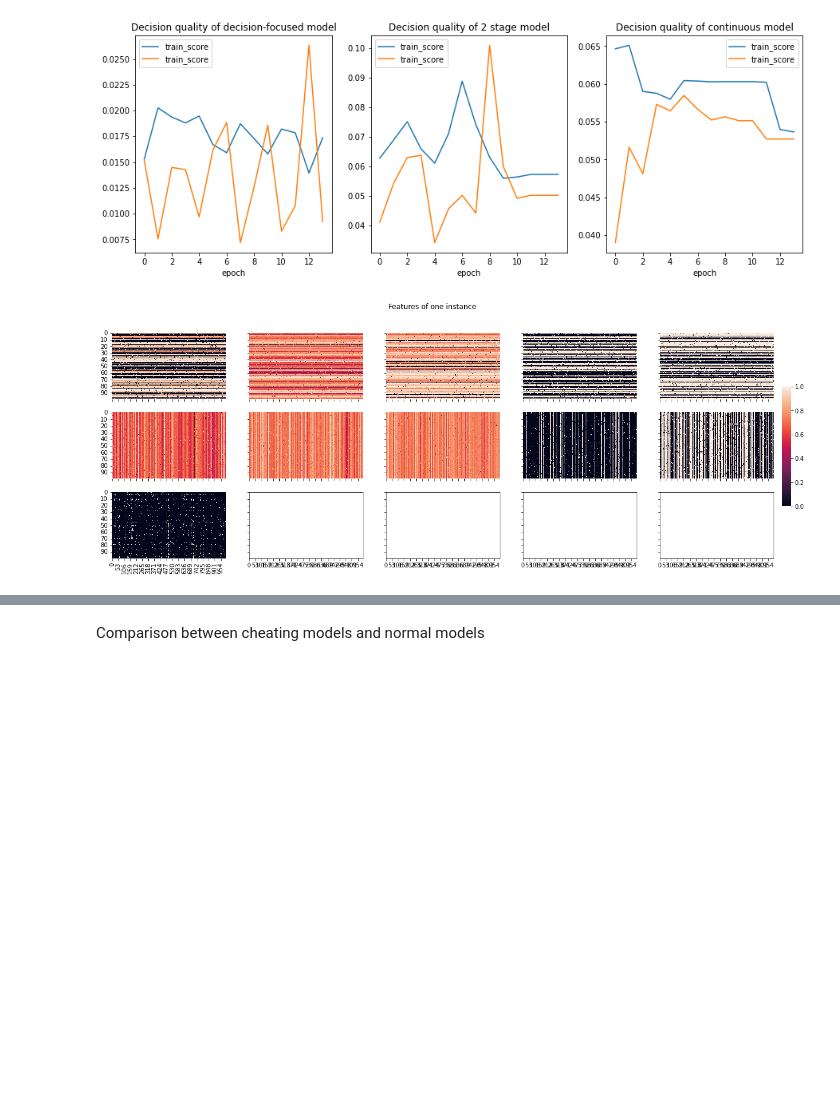
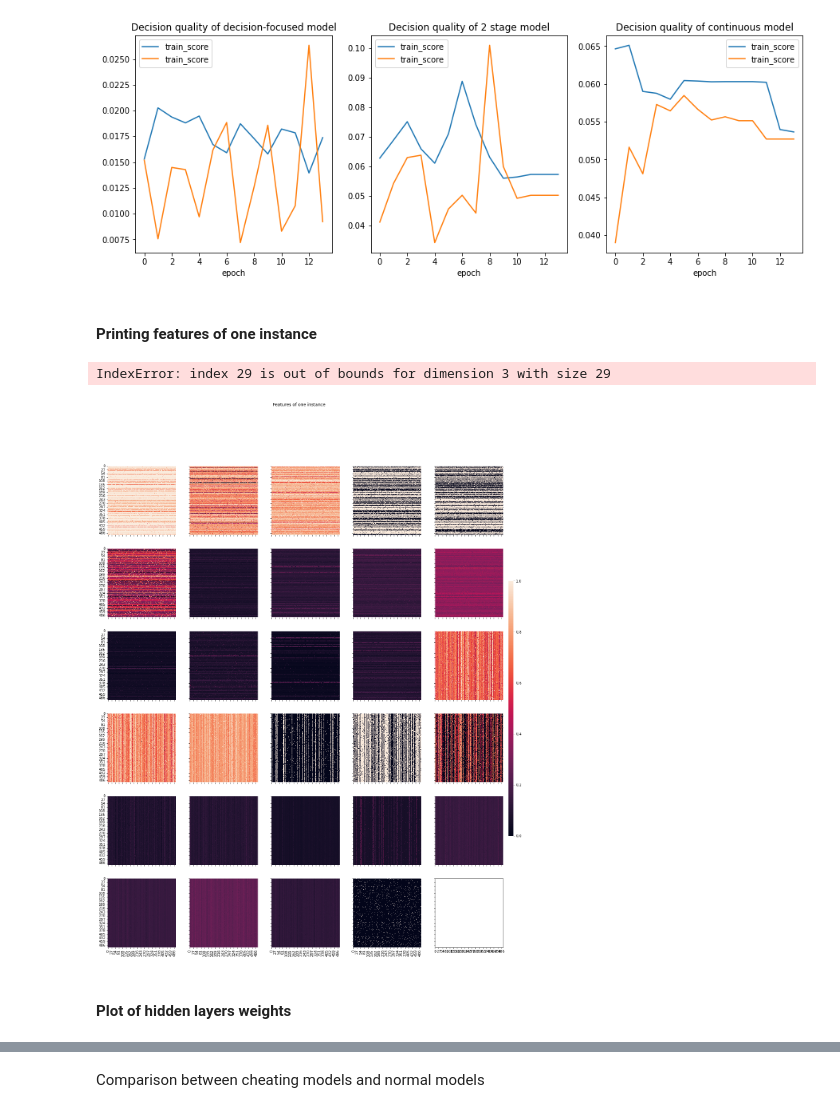
Before and after one commit to mario-michelessa/influence-maximization, a Jupyter notebook: decision_focused_learning_gpu/grd_main_twitter_gpu.ipynb, the cells around one changed output, grey strips where cells are left out. Saved outputs shown, nothing was run; the diff lists cells and outputs as text; code cells hidden in the pictures; blank space fills up the shorter version.

```diff
--- a/decision_focused_learning_gpu/grd_main_twitter_gpu.ipynb
+++ b/decision_focused_learning_gpu/grd_main_twitter_gpu.ipynb
@@ -74,7 +128,17 @@ Using device: cpu
 # %% [markdown]
 ##### Instances definition
 # %%
-path = "instances_weibo/oversampled_FE_LP_2/"
+
+def transform_Y(Y) :
+    Yc = np.copy(Y)
+    #return np.minimum(100 * Y_train, np.ones((N_TRAIN, N_INFLUENCERS, N_TARGETS)))
+    t1 = np.quantile(Y[Y>0], q1) # weak probability
+    t2 = np.quantile(Y[Y>0], q2) # average medium probability
+    t3 = np.quantile(Y[Y>0], q3) # high probability
+    Y[Yc>t1] = low_p
+    Y[Yc>t2] = med_p
+    Y[Yc>t3] = high_p
+    return Y
 
 @jit
 def create_train_test(train_id):
@@ -90,7 +154,7 @@ def create_train_test(train_id):
 
     c_train, c_test = 0, 0
     for instance in range(N_INSTANCES) :
-        XY = np.load(path + f"{instance}.npz")['arr_0']
+        XY = np.load(instance_path + f"{instance}.npz")['arr_0']
         if instance in train_id :
             X_train[c_train] = XY[:,:,:-1]
             Y_train[c_train] = XY[:,:,-1]
@@ -102,6 +166,9 @@ def create_train_test(train_id):
 
     #Cheating line
     #X_train[:,:,:,9] = Y_train * 2
+
+    Y_train = transform_Y(Y_train)
+    Y_test = transform_Y(Y_test)
 
     X_train = torch.from_numpy(X_train).float()
     Y_train = torch.from_numpy(Y_train).float()
@@ -407,19 +494,24 @@ ax[2].set_xlabel("epoch")
 # %% [output]
 Text(0.5, 0, 'epoch')
 [figure]
+# %% [markdown]
+#### Printing features of one instance
 # %%
-fig, axn = plt.subplots(3, 5, sharex=True, sharey=True, figsize = (20,7))
+fig, axn = plt.subplots(6, 5, sharex=True, sharey=True, figsize = (20,25))
 cbar_ax = fig.add_axes([.91, .3, .01, .4])
 plt.suptitle("Features of one instance")
 
 for i, ax in enumerate(axn.flat):
-    if i > 10 : break
+    if i > 28 : break
     sns.heatmap(X_train[1,:,:,i], ax=ax,
                 cbar=i == 0,
                 vmin=0, vmax=1,
                 cbar_ax=None if i else cbar_ax)
 # %% [output]
+IndexError: index 29 is out of bounds for dimension 3 with size 29
-[figure, old version]
+[figure, new version]
+# %% [markdown]
+#### Plot of hidden layers weights
 # %%
 def print_hidden_layers(net, title) :
     fig,ax = plt.subplots(1 , num_layers, figsize = (20,5))
```
Also changed, not shown: parts of 23 cells of this notebook, 22 other files.
